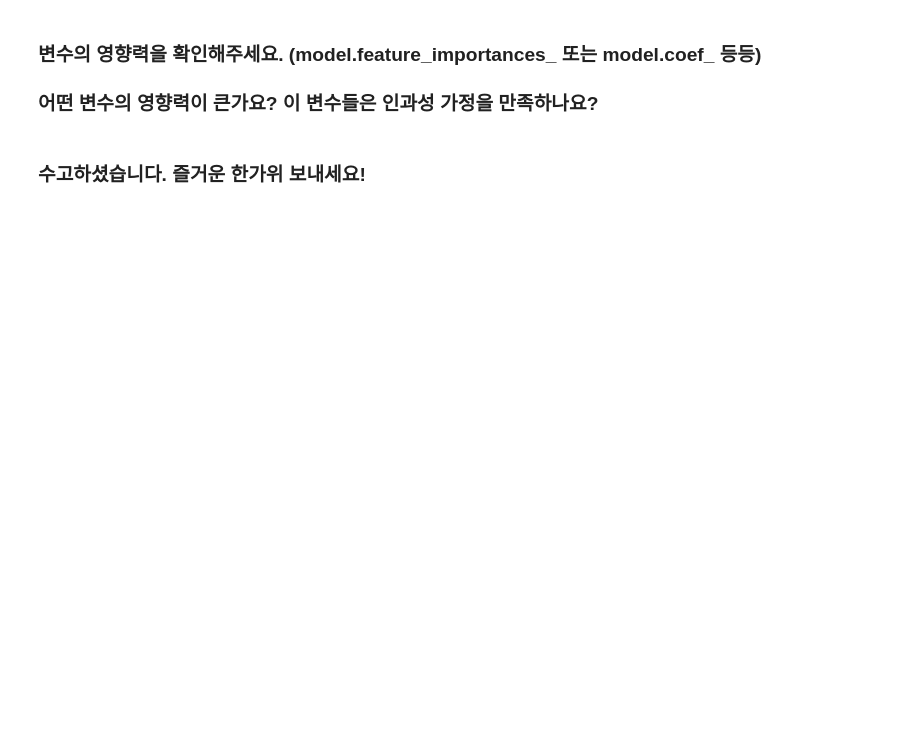
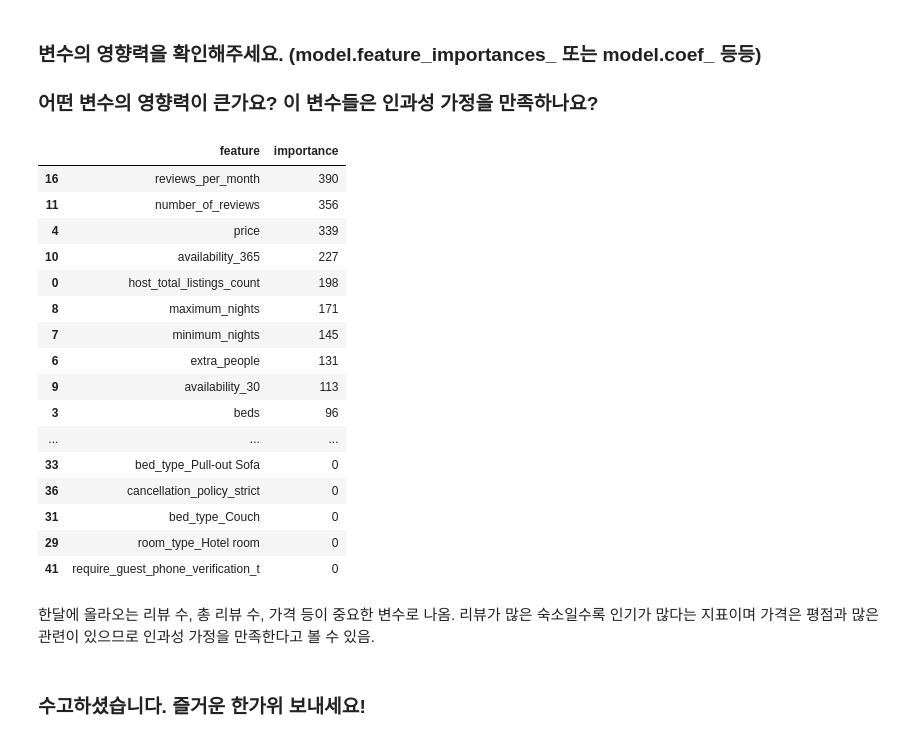
Before and after one commit to sue-bin/DA-, a Jupyter notebook: 0926_ML_Regression.ipynb, the cells around one changed output. Saved outputs shown, nothing was run; the diff lists cells and outputs as text; code cells hidden in the pictures; blank space fills up the shorter version.

```diff
--- a/0926_ML_Regression.ipynb
+++ b/0926_ML_Regression.ipynb
@@ -222,5 +239,28 @@ score
 # %% [markdown]
 ### 변수의 영향력을 확인해주세요. (model.feature_importances_  또는   model.coef_   등등)
 ### 어떤 변수의 영향력이 큰가요? 이 변수들은 인과성 가정을 만족하나요?
+# %%
+feature_importances_df = pd.DataFrame(data={"feature": list(x_train.columns), "importance" : list(model.feature_importances_)})
+feature_importances_df.sort_values(by="importance",ascending=False)
+# %% [output]
+|  | feature | importance |
+| 16 | reviews_per_month | 390 |
+| 11 | number_of_reviews | 356 |
+| 4 | price | 339 |
+| 10 | availability_365 | 227 |
+| 0 | host_total_listings_count | 198 |
+| 8 | maximum_nights | 171 |
+| 7 | minimum_nights | 145 |
+| 6 | extra_people | 131 |
+| 9 | availability_30 | 113 |
+| 3 | beds | 96 |
+| ... | ... | ... |
+| 33 | bed_type_Pull-out Sofa | 0 |
+| 36 | cancellation_policy_strict | 0 |
+| 31 | bed_type_Couch | 0 |
+| 29 | room_type_Hotel room | 0 |
+| 41 | require_guest_phone_verification_t | 0 |
+# %% [markdown]
+한달에 올라오는 리뷰 수, 총 리뷰 수, 가격 등이 중요한 변수로 나옴. 리뷰가 많은 숙소일수록 인기가 많다는 지표이며 가격은 평점과 많은 관련이 있으므로 인과성 가정을 만족한다고 볼 수 있음.
 # %% [markdown]
 ### 수고하셨습니다. 즐거운 한가위 보내세요!
```
Also changed, not shown: parts of 9 cells of this notebook.
